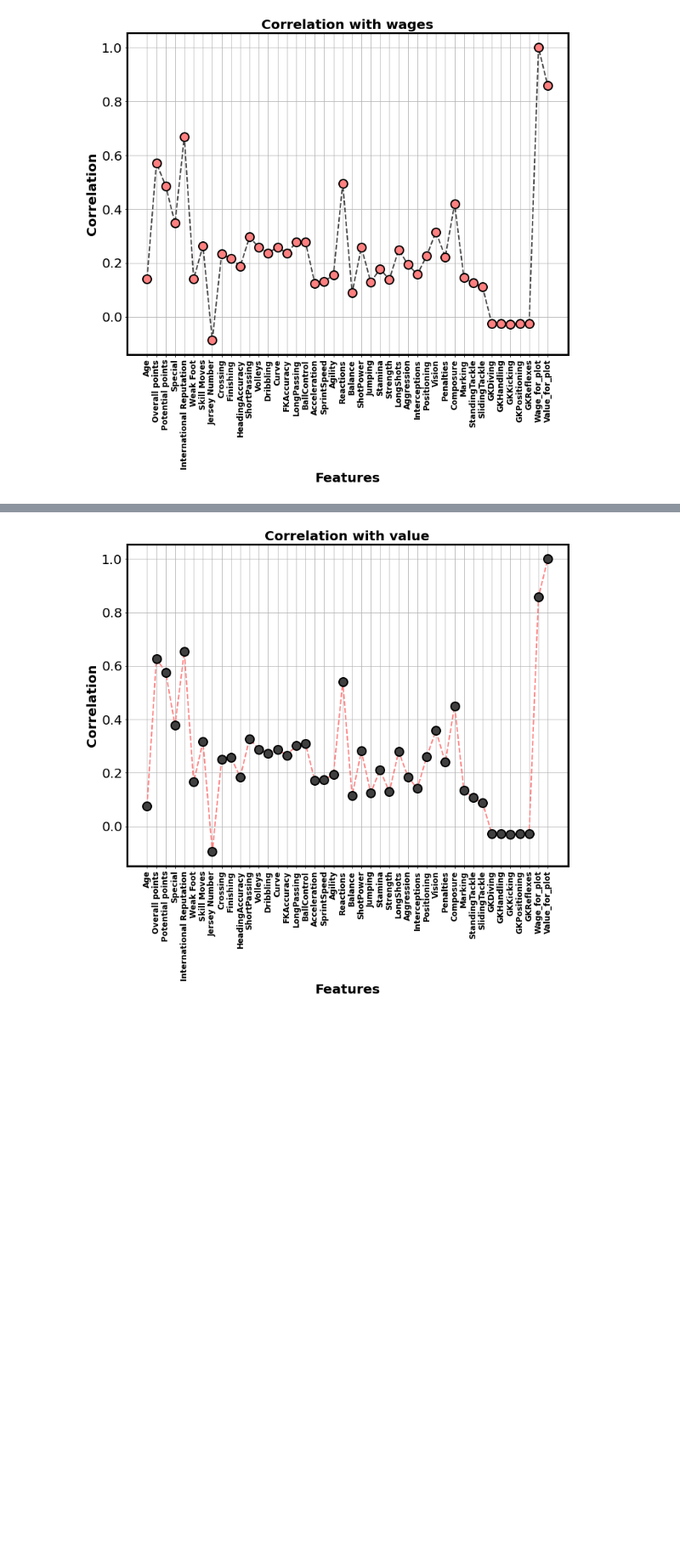
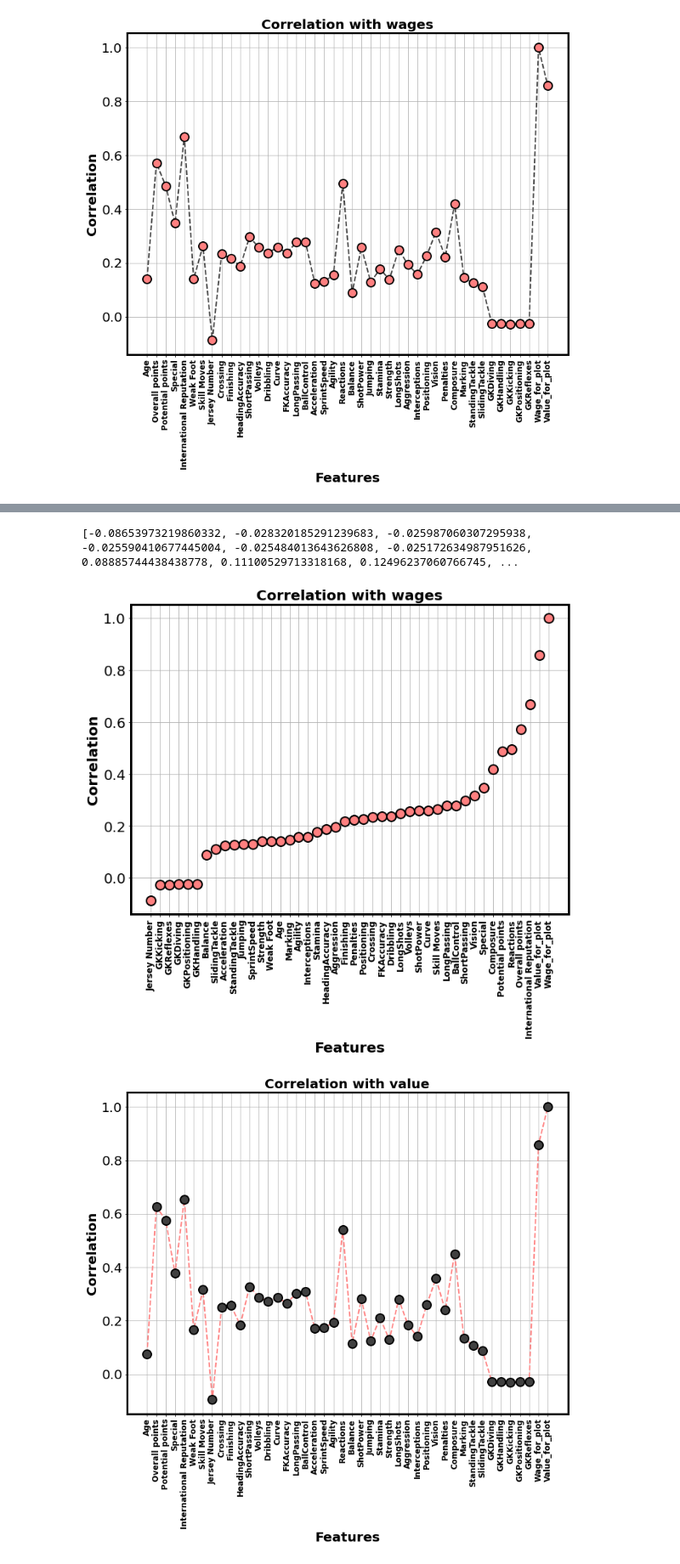
Before and after one commit to souticksaha21/Data_Science_Projects, a Jupyter notebook: FIFA_2019.ipynb, the cells around one changed output, grey strips where cells are left out. Shown at 85% size. Cells and saved outputs as stored; diff of their text form; code cells hidden in the pictures; blank space fills up the shorter version.

```diff
--- a/FIFA_2019.ipynb
+++ b/FIFA_2019.ipynb
@@ -763,3 +763,8 @@ plt.savefig('FIFA_19_correlation_with_wages.png')
 plt.show()
 # %% [output]
 [figure]
+# %%
+#Sort by mean points from maximum to minimum value
+#Convert the count to list
+correl_list=correl.tolist()
+print(correl_list)
@@ -765,0 +773,4 @@ plt.show()
+# %%
+#Extracting unique features
+feature_list=list(correl.index.values)
+print(feature_list)
@@ -765,0 +779,8 @@ plt.show()
+# %%
+from operator import itemgetter
+pick_0 = itemgetter(0)
+pick_1 = itemgetter(1)
+x_decor = sorted(enumerate(correl_list), key=pick_1)
+x_idxs = map(pick_0, x_decor)
+multi_picker = itemgetter(*x_idxs)
+multi_picker(feature_list)
@@ -766,3 +805,28 @@ plt.show()
+# %%
+correl_list.sort()
+feature_sorted=multi_picker(feature_list)
+print(correl_list)
+# %% [output]
+[-0.08653973219860332, -0.028320185291239683, -0.025987060307295938, -0.025590410677445004, -0.025484013643626808, -0.025172634987951626, 0.08885744438438778, 0.11100529713318168, 0.12496237060766745, ...
+# %%
+c1=[0.25, 0.25, 0.25] #new color 2
+c2=[1, 0.5, 0.5] #new color 2
+plt.plot(feature_sorted,correl_list,'o', markersize=13, markerfacecolor=c2,markeredgewidth=2,  markeredgecolor='k')
+ax = plt.gca()
+plt.xticks(rotation=90,fontsize=12, fontweight='bold')
+plt.xlabel("Features", fontsize=20, fontweight='bold')
+plt.ylabel("Correlation", fontsize=20, fontweight='bold')
+plt.title("Correlation with wages", fontsize=20, fontweight='bold')
+plt.yticks(fontsize=20)
+for axis in ['top','bottom','left','right']:
+  ax.spines[axis].set_linewidth(3)
+plt.grid()
+plt.gcf().set_size_inches(11, 8)
+#plt.rcParams["figure.figsize"] = plt.rcParamsDefault["figure.figsize"]
+plt.savefig('FIFA_19_correlation_sorted_with_wages.png')
+plt.show()
+# %% [output]
+[figure, added]
 # %%
 c1=[0.25, 0.25, 0.25] #new color 2
 c2=[1, 0.5, 0.5] #new color 2
```
Also changed, not shown: parts of 3 cells of this notebook.
